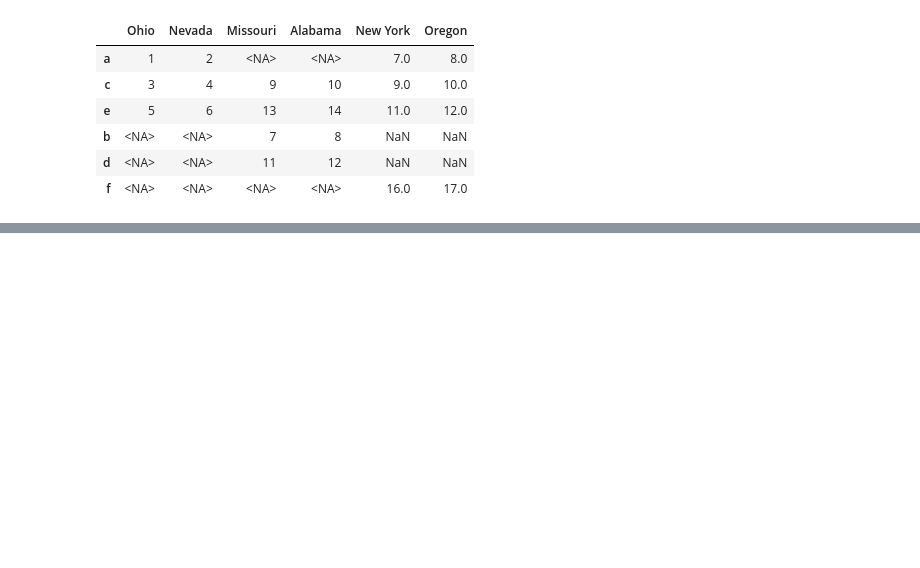
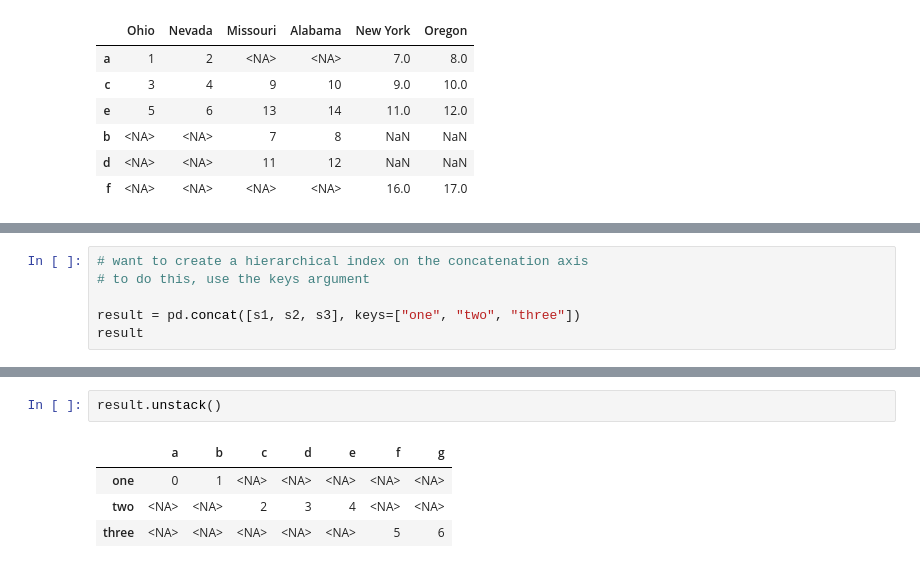
Before and after one commit to f-ckyou/pandas, a Jupyter notebook: pd-8/2_combining_and_merging_datasets.ipynb, the cells around one changed output, grey strips where cells are left out. Cells and saved outputs as stored; diff of their text form; blank space fills up the shorter version.

```diff
--- a/pd-8/2_combining_and_merging_datasets.ipynb
+++ b/pd-8/2_combining_and_merging_datasets.ipynb
@@ -527,0 +637,6 @@ left2.join([right2, another], how="outer")
+# %%
+# want to create a hierarchical index on the concatenation axis
+# to do this, use the keys argument
+
+result = pd.concat([s1, s2, s3], keys=["one", "two", "three"])
+result
@@ -527,0 +652,7 @@ left2.join([right2, another], how="outer")
+# %%
+result.unstack()
+# %% [output]
+|  | a | b | c | d | e | f | g |
+| one | 0 | 1 | <NA> | <NA> | <NA> | <NA> | <NA> |
+| two | <NA> | <NA> | 2 | 3 | 4 | <NA> | <NA> |
+| three | <NA> | <NA> | <NA> | <NA> | <NA> | 5 | 6 |
```
Also changed, not shown: parts of 23 cells of this notebook.
